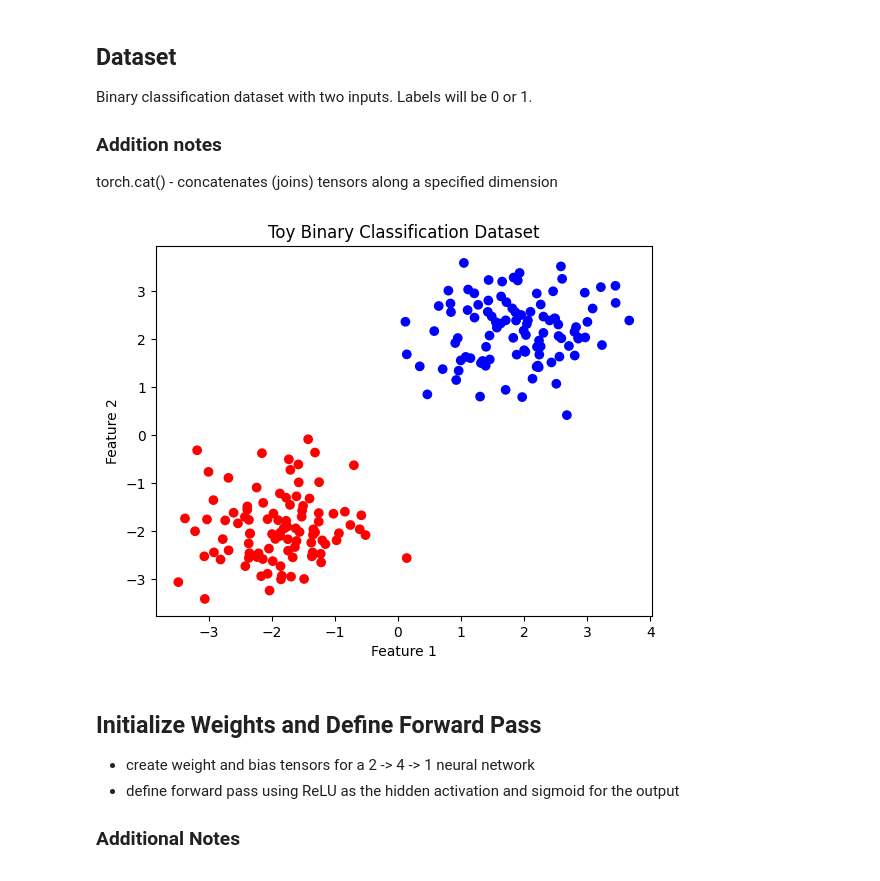
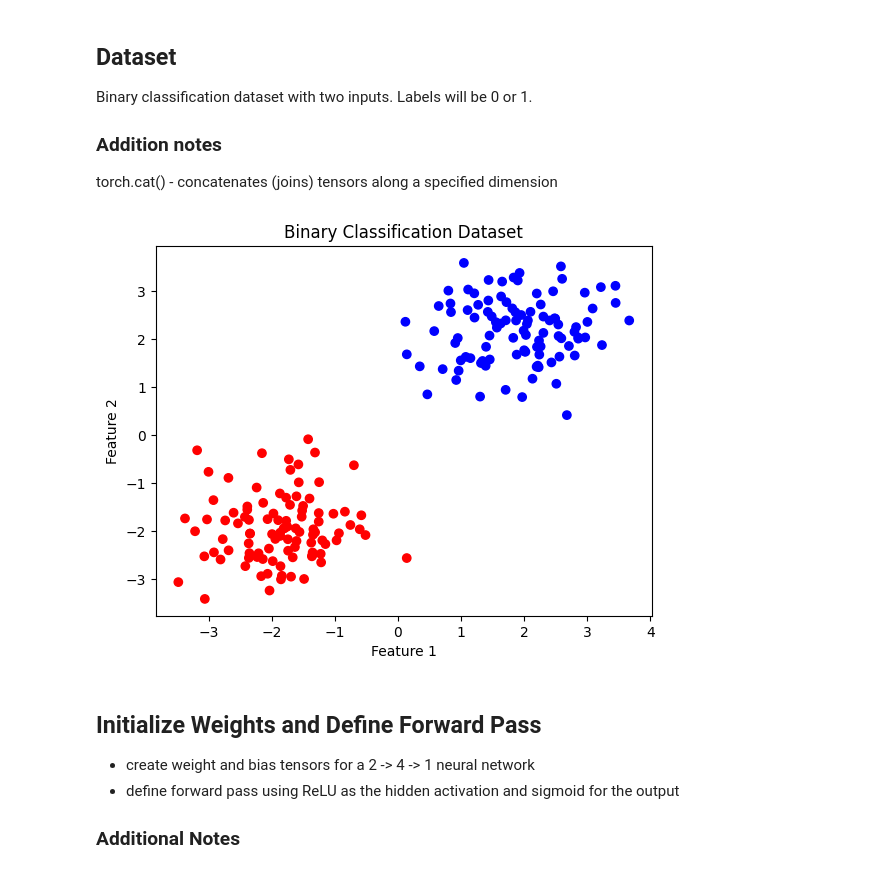
Before and after one commit to afeies/NeuralNetworks, a Jupyter notebook: pytorch_nn.ipynb, the cells around one changed output. Drawn from its saved outputs; the diff is of its cells as text; code cells hidden in the pictures.

```diff
--- a/pytorch_nn.ipynb
+++ b/pytorch_nn.ipynb
@@ -7,29 +7,29 @@ torch.cat()
 # %%
 import torch
 import matplotlib.pyplot as plt
 
 torch.manual_seed(42)
 
 # generate 100 samples for class 0 and class 1
 n_samples = 100
 # x0: class 0 centered at (2, 2), x1: class1 centered at (-2, -2)
 x0 = torch.randn(n_samples, 2) * 0.75 + torch.tensor([2.0, 2.0])
 x1 = torch.randn(n_samples, 2) * 0.75 + torch.tensor([-2.0, -2.0])
 
 # dim=0 stacks x0 and x1 vertically
 X = torch.cat([x0, x1], dim=0)  # shape: (200, 2)
 # 100 labels = 0 and 100 labels = 1
 y = torch.cat([torch.zeros(n_samples), torch.ones(n_samples)])  # shape: (200,)
 
 y = y.view(-1, 1)
 
 plt.scatter(X[:, 0], X[:, 1], c=y.squeeze(), cmap='bwr')
-plt.title("Toy Binary Classification Dataset")
+plt.title("Binary Classification Dataset")
 plt.xlabel("Feature 1")
 plt.ylabel("Feature 2")
 plt.show()
 # %% [output]
-[figure, old version]
+[figure, new version]
 # %% [markdown]
 ## Initialize Weights and Define Forward Pass
 - create weight and bias tensors for a 2 -> 4 -> 1 neural network
```
Also changed, not shown: parts of 2 cells of this notebook.
